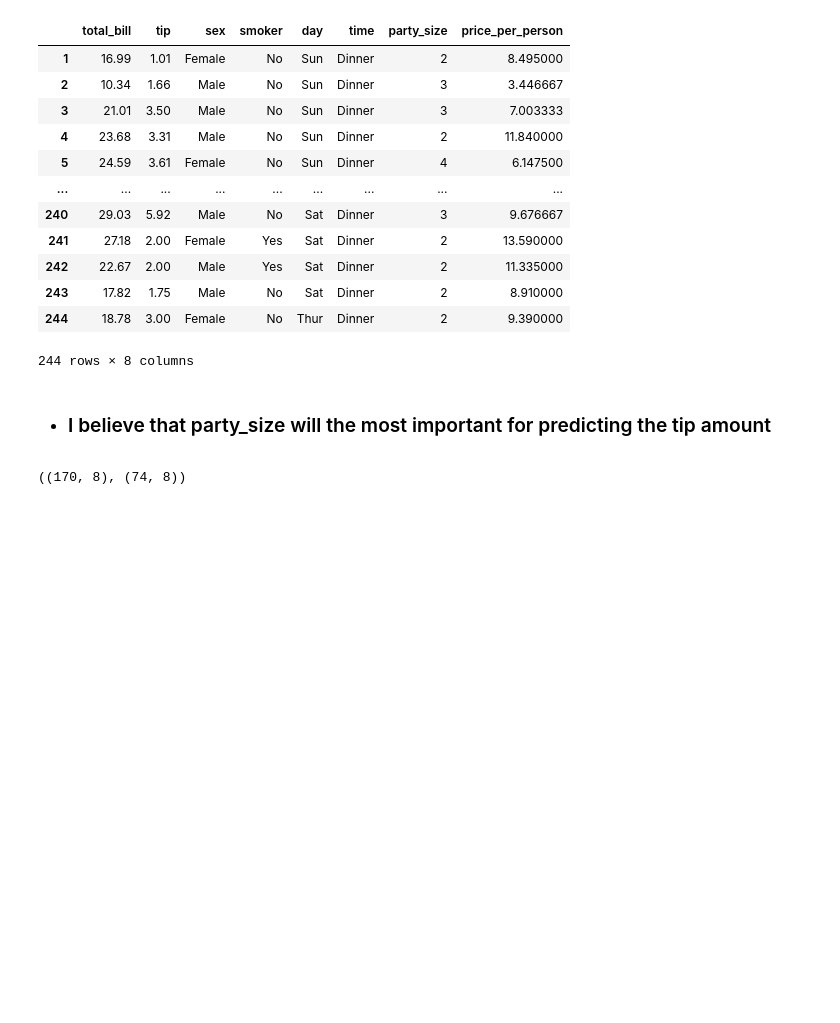
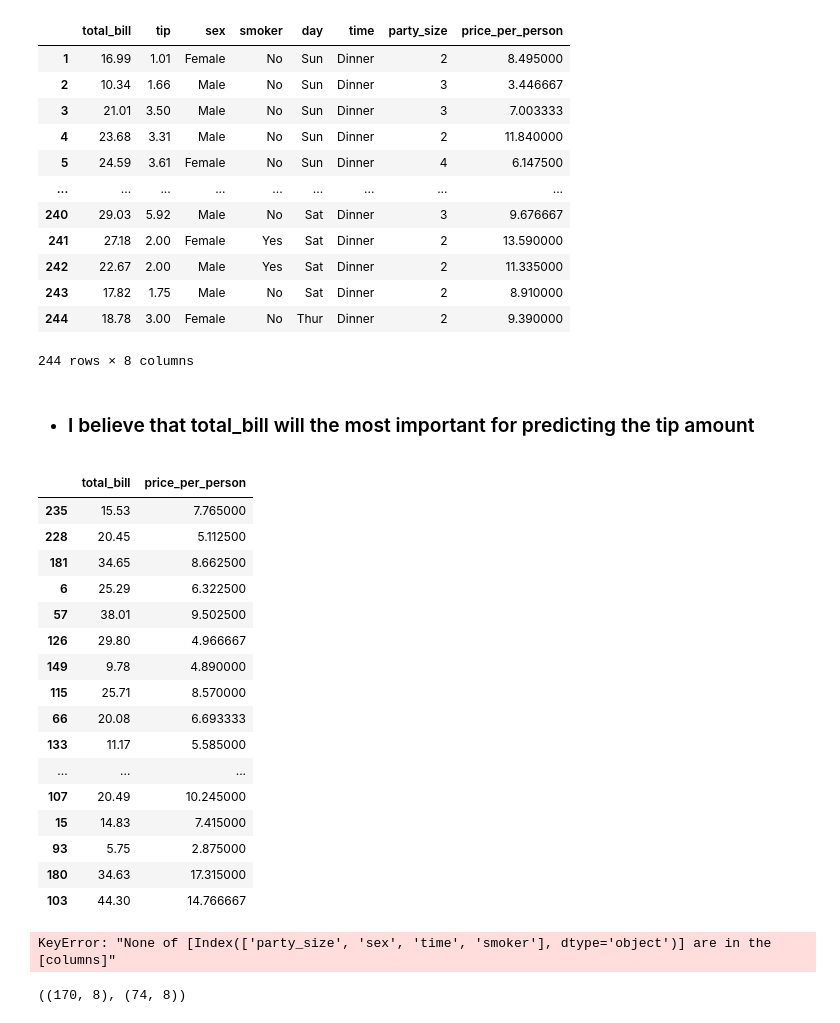
Before and after one commit to EstebanHernandez0/regression, a Jupyter notebook: feature_engineering.ipynb, the cells around one changed output. Drawn from its saved outputs; the diff is of its cells as text; code cells hidden in the pictures; blank space fills up the shorter version.

```diff
--- a/feature_engineering.ipynb
+++ b/feature_engineering.ipynb
@@ -65,7 +65,32 @@ df
 | 244 | 18.78 | 3.00 | Female | No | Thur | Dinner | 2 | 9.390000 |
 244 rows × 8 columns
 # %% [markdown]
-- ### I believe that party_size will the most important for predicting the tip amount
+- ### I believe that total_bill will the most important for predicting the tip amount
+# %%
+X_train
+# %% [output]
+|  | total_bill | price_per_person |
+| 235 | 15.53 | 7.765000 |
+| 228 | 20.45 | 5.112500 |
+| 181 | 34.65 | 8.662500 |
+| 6 | 25.29 | 6.322500 |
+| 57 | 38.01 | 9.502500 |
+| 126 | 29.80 | 4.966667 |
+| 149 | 9.78 | 4.890000 |
+| 115 | 25.71 | 8.570000 |
+| 66 | 20.08 | 6.693333 |
+| 133 | 11.17 | 5.585000 |
+| ... | ... | ... |
+| 107 | 20.49 | 10.245000 |
+| 15 | 14.83 | 7.415000 |
+| 93 | 5.75 | 2.875000 |
+| 180 | 34.63 | 17.315000 |
+| 103 | 44.30 | 14.766667 |
+# %%
+X_train= pd.get_dummies(X_train, columns=['party_size', 'sex', 'time', 'smoker'])
+X_train.head()
+# %% [output]
+KeyError: "None of [Index(['party_size', 'sex', 'time', 'smoker'], dtype='object')] are in the [columns]"
 # %%
 train, test = train_test_split(df, train_size= 0.7, random_state= 42)
 train.shape, test.shape
```
Also changed, not shown: parts of 12 cells of this notebook.
